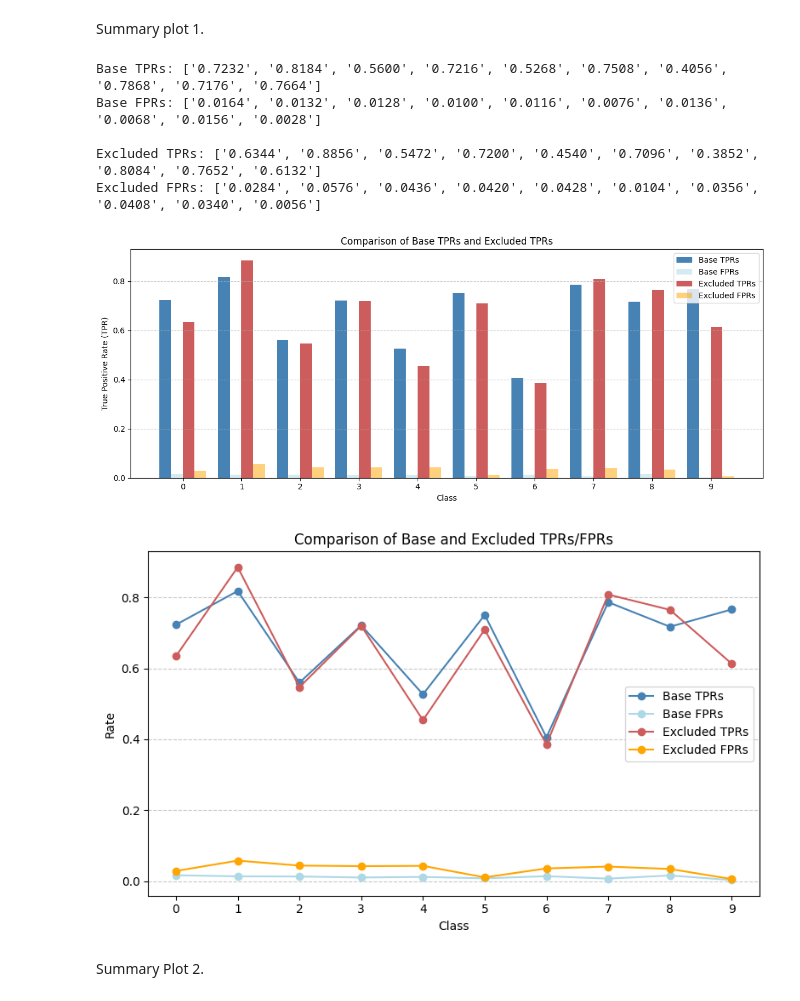
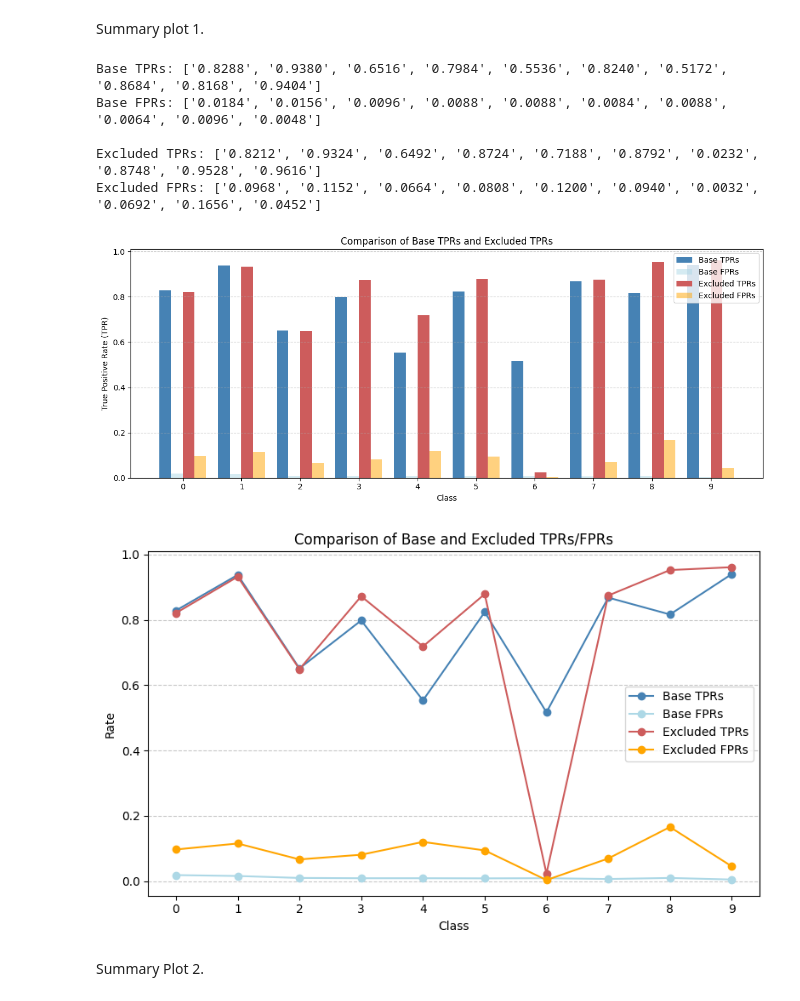
Before and after one commit to neilkale/quantile-diffusion-mia, a Jupyter notebook: experiments/cifar10_outofdist_qmia/08_process_results.ipynb, the cells around one changed output. Saved outputs shown, nothing was run; the diff lists cells and outputs as text; code cells hidden in the pictures.

```diff
--- a/experiments/cifar10_outofdist_qmia/08_process_results.ipynb
+++ b/experiments/cifar10_outofdist_qmia/08_process_results.ipynb
@@ -15,7 +15,7 @@ def get_tprs(eval_qr_results, train_qr_results, fpr):
     fprs = torch.sum(eval_preds, dim=0) / eval_preds.shape[0]
     best_q_idx = torch.argmin(torch.abs(fprs - fpr))
 
-    # Evaluate the per-class TPR on members using the best quantile found above.
+    # Evaluate the per-class TPR and FPR on members using the best quantile found above.
     train_preds = train_qr_results['outputs'] < train_qr_results['targets']
     class_tprs = []
     for i in pd.unique(train_qr_results['labels'].numpy()):
@@ -28,11 +28,15 @@ def get_tprs(eval_qr_results, train_qr_results, fpr):
         class_preds = eval_preds[eval_qr_results['labels'] == i]
         class_fpr = torch.sum(class_preds, dim=0) / class_preds.shape[0]
         class_fprs.append(class_fpr[best_q_idx].item())
-    return fprs[best_q_idx].item(), class_tprs, class_fprs
+
+    avg_fpr = fprs[best_q_idx].item()
+    avg_tpr = (torch.sum(train_preds, dim=0) / train_preds.shape[0])[best_q_idx].item()
+    return avg_fpr, avg_tpr, class_tprs, class_fprs
 
 fpr = 0.01
-fpr, class_tprs, class_fprs = get_tprs(eval_qr_results, train_qr_results, fpr)
+fpr, tpr, class_tprs, class_fprs = get_tprs(eval_qr_results, train_qr_results, fpr)
 print(f"FPR: {fpr:.4f}")
+print(f"TPR: {tpr:.4f}")
 print("Class TPRs: " + str([f"{tpr:.4f}" for tpr in class_tprs]))
 print("Class FPRs: " + str([f"{fpr:.4f}" for fpr in class_fprs]))
 # %% [output]
@@ -84,8 +89,9 @@ print("Keys: " + str(eval_qr_results.keys()))
 
 # Find the closest quantile to the FPR threshold on nonmembers.
 fpr = 0.01
-fpr, class_tprs, class_fprs = get_tprs(eval_qr_results, train_qr_results, fpr)
+fpr, tpr, class_tprs, class_fprs = get_tprs(eval_qr_results, train_qr_results, fpr)
 print(f"FPR: {fpr:.4f}")
+print(f"TPR: {tpr:.4f}")
 print("Class TPRs: " + str([f"{tpr:.4f}" for tpr in class_tprs]))
 print("Class FPRs: " + str([f"{fpr:.4f}" for fpr in class_fprs]))
 # %% [output]
@@ -134,55 +141,57 @@ Average TPR across all classes:  0.6684400051832199
 # %% [markdown]
 Summary plot 1.
 # %%
-folder = f"cifar10_22500"
+folder = f"cifar10_e200"
 eval_qr_results = torch.load(f'qr_results/{folder}/qr_results_eval.pt', map_location='cpu')
 train_qr_results = torch.load(f'qr_results/{folder}/qr_results_train.pt', map_location='cpu')
 
-base_fpr, base_tprs, base_fprs = get_tprs(eval_qr_results, train_qr_results, fpr)
+FPR = 0.01
+base_fpr, base_tpr, base_tprs, base_fprs = get_tprs(eval_qr_results, train_qr_results, FPR)
 
 excluded_tprs = []
 excluded_fprs = []
 for cls in np.arange(0, 10):
-    folder = f"cifar10_excludeclass{cls}"
+    folder = f"cifar10_excludeclass{cls}_e200"
     eval_qr_results = torch.load(f'qr_results/{folder}/qr_results_eval.pt', map_location='cpu')
     train_qr_results = torch.load(f'qr_results/{folder}/qr_results_train.pt', map_location='cpu')
-    fpr, class_tprs, class_fprs = get_tprs(eval_qr_results, train_qr_results, fpr)
+    fpr, tpr, class_tprs, class_fprs = get_tprs(eval_qr_results, train_qr_results, FPR)
     excluded_tprs.append(class_tprs[cls])
     excluded_fprs.append(class_fprs[cls])
 
 print(f"Base TPRs: {[f'{tpr:.4f}' for tpr in base_tprs]}")
 print(f"Base FPRs: {[f'{fpr:.4f}' for fpr in base_fprs]}")
+
 print()
 print(f"Excluded TPRs: {[f'{tpr:.4f}' for tpr in excluded_tprs]}")
 print(f"Excluded FPRs: {[f'{fpr:.4f}' for fpr in excluded_fprs]}")
 # %% [output]
-Base TPRs: ['0.7232', '0.8184', '0.5600', '0.7216', '0.5268', '0.7508', '0.4056', '0.7868', '0.7176', '0.7664']
-Base FPRs: ['0.0164', '0.0132', '0.0128', '0.0100', '0.0116', '0.0076', '0.0136', '0.0068', '0.0156', '0.0028']
+Base TPRs: ['0.8288', '0.9380', '0.6516', '0.7984', '0.5536', '0.8240', '0.5172', '0.8684', '0.8168', '0.9404']
+Base FPRs: ['0.0184', '0.0156', '0.0096', '0.0088', '0.0088', '0.0084', '0.0088', '0.0064', '0.0096', '0.0048']
 
-Excluded TPRs: ['0.6344', '0.8856', '0.5472', '0.7200', '0.4540', '0.7096', '0.3852', '0.8084', '0.7652', '0.6132']
-Excluded FPRs: ['0.0284', '0.0576', '0.0436', '0.0420', '0.0428', '0.0104', '0.0356', '0.0408', '0.0340', '0.0056']
+Excluded TPRs: ['0.8212', '0.9324', '0.6492', '0.8724', '0.7188', '0.8792', '0.0232', '0.8748', '0.9528', '0.9616']
+Excluded FPRs: ['0.0968', '0.1152', '0.0664', '0.0808', '0.1200', '0.0940', '0.0032', '0.0692', '0.1656', '0.0452']
 # %%
 def plot_comparison(base_tprs, base_fprs, excluded_tprs, excluded_fprs):
     ind = np.arange(10)  # positions for classes 0 to 9
-    width = 0.3         # width of the bars
+    width = 0.2         # width of the bars
 
     plt.figure(figsize=(12, 5))
     plt.bar(ind - 1.5*width, base_tprs, width, label='Base TPRs', color='steelblue')
     plt.bar(ind - 0.5*width, base_fprs, width, label='Base FPRs', color='lightblue', alpha=0.5)
     plt.bar(ind + 0.5*width, excluded_tprs, width, label='Excluded TPRs', color='indianred')
     plt.bar(ind + 1.5*width, excluded_fprs, width, label='Excluded FPRs', color='orange', alpha=0.5)
     plt.xlabel('Class')
     plt.ylabel('True Positive Rate (TPR)')
     plt.title('Comparison of Base TPRs and Excluded TPRs')
     plt.xticks(ind)
     plt.legend()
     plt.grid(axis='y', linestyle='--', alpha=0.7)
     plt.tight_layout()
     plt.show()
 
 plot_comparison(base_tprs, base_fprs, excluded_tprs, excluded_fprs)
 # %% [output]
-[figure, old version]
+[figure, new version]
 # %%
 def line_plot_comparison(base_tprs, base_fprs, excluded_tprs, excluded_fprs):
     ind = np.arange(10)  # positions for classes 0 to 9
@@ -204,7 +213,7 @@ def line_plot_comparison(base_tprs, base_fprs, excluded_tprs, excluded_fprs):
 
 line_plot_comparison(base_tprs, base_fprs, excluded_tprs, excluded_fprs)
 # %% [output]
-[figure, old version]
+[figure, new version]
 # %% [markdown]
 Summary Plot 2.
 # %%
```
Also changed, not shown: parts of 12 cells of this notebook, 16 other files.
